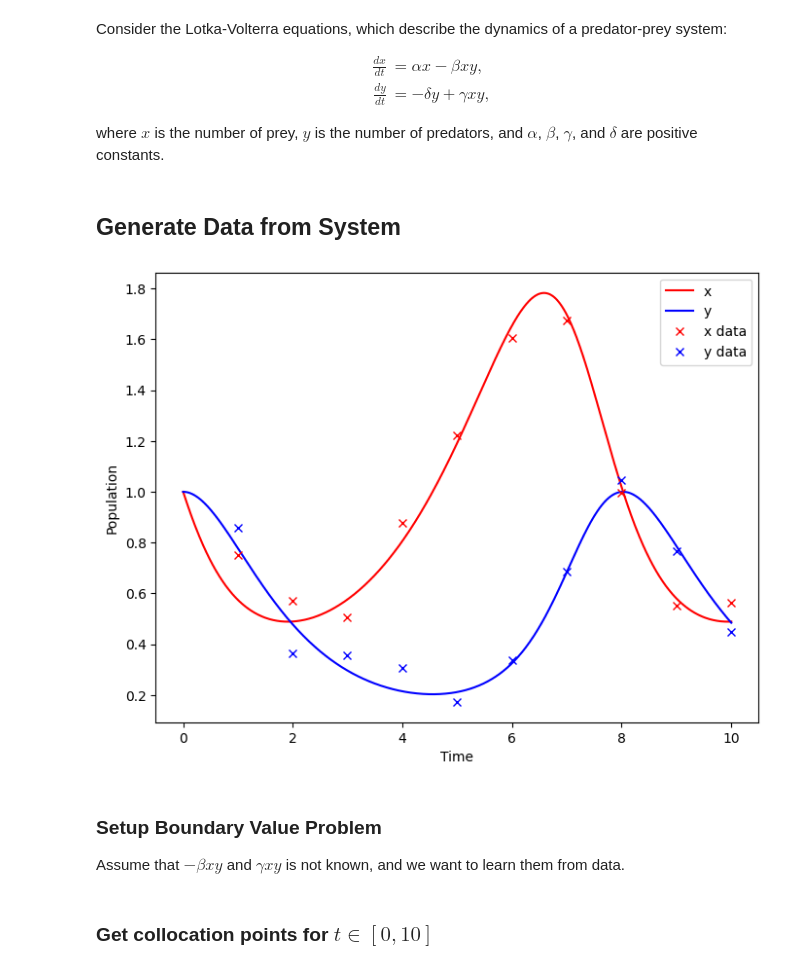
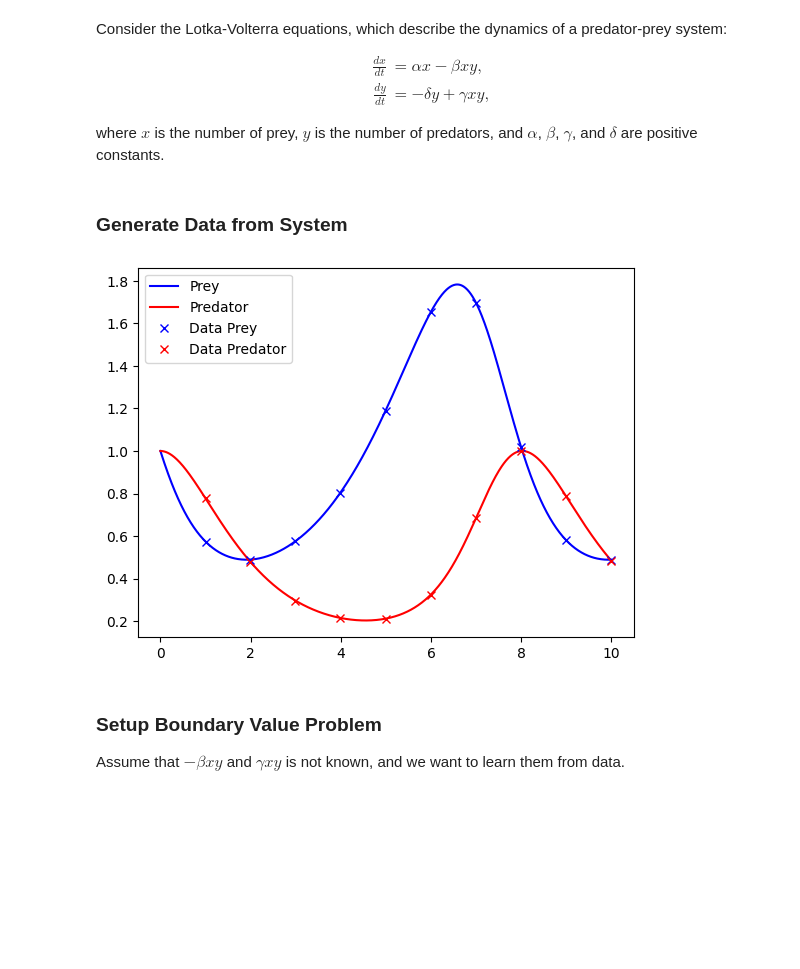
Before and after one commit to MEGAjosni/Master-Thesis, a Jupyter notebook: scripts/LV-SINDy.ipynb, the cells around one changed output. Cells and saved outputs as stored; diff of their text form; code cells hidden in the pictures; blank space fills up the shorter version.

```diff
--- a/scripts/LV-SINDy.ipynb
+++ b/scripts/LV-SINDy.ipynb
@@ -31,35 +21,31 @@ Consider the Lotka-Volterra equations, which describe the dynamics of a predator
 
 where $x$ is the number of prey, $y$ is the number of predators, and $\alpha$, $\beta$, $\gamma$, and $\delta$ are positive constants.
 # %% [markdown]
-## Generate Data from System
+### Generate Data from System
 # %%
-# Define the Lotka-Volterra system
+# Generate some data
 alpha, beta, gamma, delta = 2/3, 4/3, 1.0, 1.0
 x0, y0 = 1.0, 1.0
 
-LV = LotkaVolterra(alpha, beta, gamma, delta, [x0, y0])
+time_int = [0, 10]
+N = 1000
 
-# Generate data
-time_int = [0, 10]  # Time interval
-N = 1000            # Number of points to generate
-t_true = np.linspace(time_int[0], time_int[1], N).reshape(-1, 1)
-U_true = LV.solve(t_true.squeeze())
+LV_generator = LotkaVolterra(alpha, beta, gamma, delta, torch.tensor([x0, y0], dtype=torch.float32))
+t = torch.linspace(time_int[0], time_int[1], N).reshape(-1, 1)
+X = LV_generator.solve(t)
 
 # Sample subset and add noise
-t_d, U_d = sample_with_noise(10, t_true, U_true, epsilon=0.1)
+t_d, X_d = sample_with_noise(10, t, X, epsilon=0.0)
 
-# Plot the data
-plt.figure(figsize=(8, 6))
-plt.plot(t_true, U_true[:, 0], 'r-', label='x')
-plt.plot(t_true, U_true[:, 1], 'b-', label='y')
-plt.plot(t_d, U_d[:, 0], 'rx', label='x data')
-plt.plot(t_d, U_d[:, 1], 'bx', label='y data')
-plt.xlabel('Time')
-plt.ylabel('Population')
+# Plot data
+plt.plot(t, X[:, 0], color='b', label='Prey')
+plt.plot(t, X[:, 1], color='r', label='Predator')
+plt.plot(t_d, X_d[:, 0], 'bx', label='Data Prey')
+plt.plot(t_d, X_d[:, 1], 'rx', label='Data Predator')
 plt.legend()
 plt.show()
 # %% [output]
-[figure, old version]
+[figure, new version]
 # %% [markdown]
 ### Setup Boundary Value Problem
 
@@ -77,2 +52,0 @@ t0 = np.array([0.0]).reshape(1, 1)
-# %% [markdown]
-### Get collocation points for $t \in [0, 10]$
```
Also changed, not shown: parts of 24 cells of this notebook, 30 other files.
